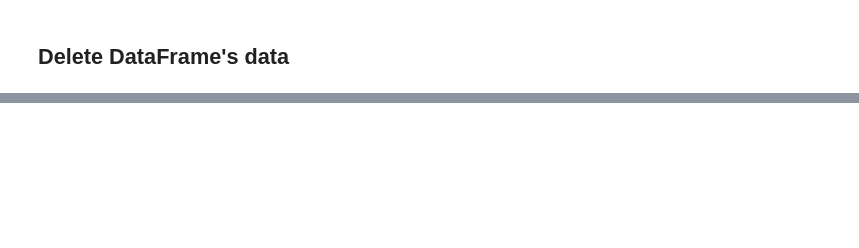
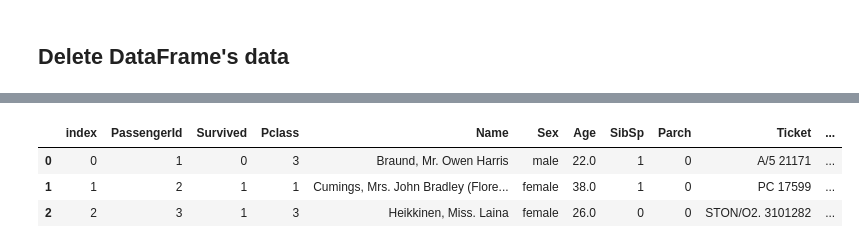
Before and after one commit to unknown-jun/Machine_Learning, a Jupyter notebook: 02. Pandas.ipynb, the cells around one changed output, grey strips where cells are left out. Drawn from its saved outputs; the diff is of its cells as text; code cells hidden in the pictures; blank space fills up the shorter version.

```diff
--- a/02. Pandas.ipynb
+++ b/02. Pandas.ipynb
@@ -258,0 +268,9 @@ print(titanic_df.head(3))
+# %%
+titanic_df = pd.read_csv('titanic_train.csv')
+
+# extract Index object
+indexes = titanic_df.index
+print(indexes)
+
+# transform Index object to Array object
+print('Array value of Index object: \n', indexes.values)
@@ -258,0 +324,8 @@ print(titanic_df.head(3))
+# %%
+titanic_reset_df = titanic_df.reset_index(inplace=False)
+titanic_reset_df.head(3)
+# %% [output]
+|  | index | PassengerId | Survived | Pclass | Name | Sex | Age | SibSp | Parch | Ticket | ... |
+| 0 | 0 | 1 | 0 | 3 | Braund, Mr. Owen Harris | male | 22.0 | 1 | 0 | A/5 21171 | ... |
+| 1 | 1 | 2 | 1 | 1 | Cumings, Mrs. John Bradley (Flore... | female | 38.0 | 1 | 0 | PC 17599 | ... |
+| 2 | 2 | 3 | 1 | 3 | Heikkinen, Miss. Laina | female | 26.0 | 0 | 0 | STON/O2. 3101282 | ... |
```
Also changed, not shown: parts of 25 cells of this notebook.
